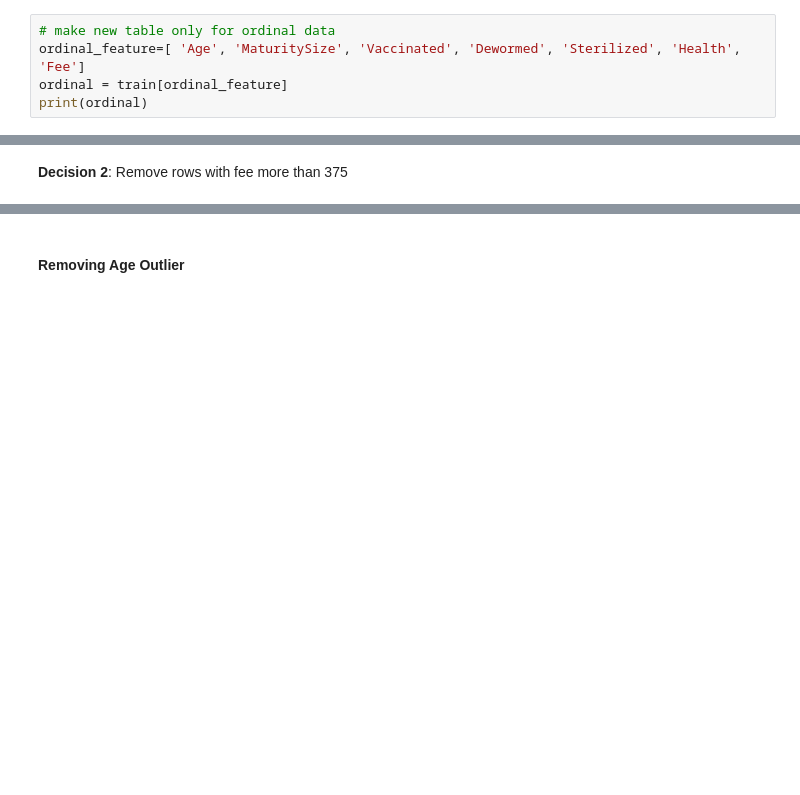
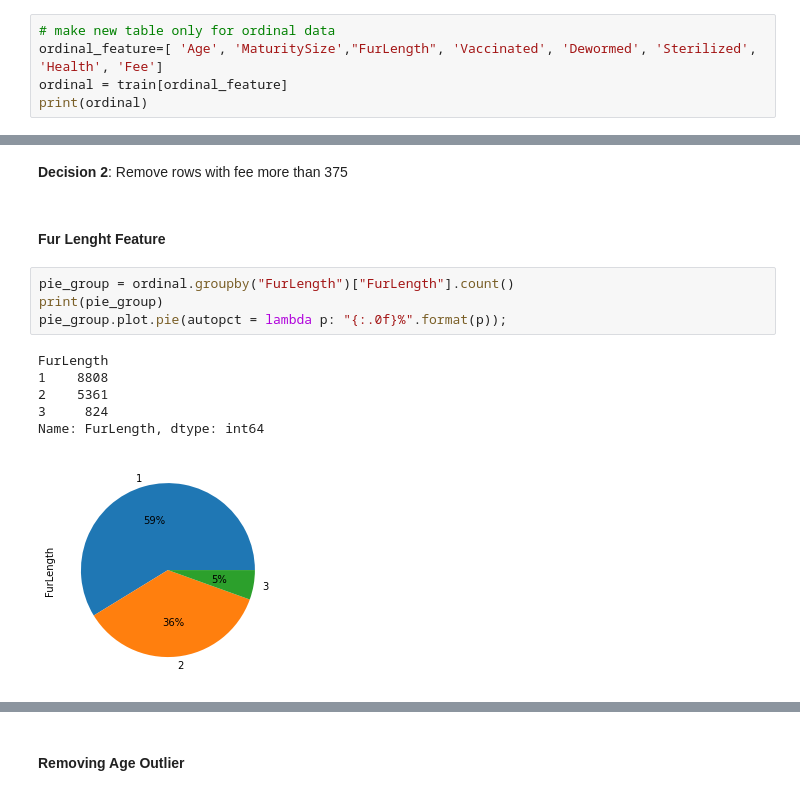
Before and after one commit to naufaldi-fir/adoption-prediction-project, a Jupyter notebook: standard-scaler-naufaldi.ipynb, the cells around one changed output, grey strips where cells are left out. Cells and saved outputs as stored; diff of their text form; blank space fills up the shorter version.

Commit message:
add vaccinated

```diff
--- a/standard-scaler-naufaldi.ipynb
+++ b/standard-scaler-naufaldi.ipynb
@@ -42,7 +42,7 @@ print(train)
 List of ordinal categorical and binary data are Age, MaturitySize, vaccinated, dewormed, sterilized, health, and fee.
 # %%
 # make new table only for ordinal data
-ordinal_feature=[ 'Age', 'MaturitySize', 'Vaccinated', 'Dewormed', 'Sterilized', 'Health', 'Fee']
+ordinal_feature=[ 'Age', 'MaturitySize',"FurLength", 'Vaccinated', 'Dewormed', 'Sterilized', 'Health', 'Fee']
 ordinal = train[ordinal_feature]
 print(ordinal)
 # %% [output]
@@ -118,3 +121,16 @@ print(sum(ordinal_fee["Fee"] > 375))
 148
 # %% [markdown]
 **Decision 2**: Remove rows with fee more than 375
+# %% [markdown]
+#### Fur Lenght Feature
+# %%
+pie_group = ordinal.groupby("FurLength")["FurLength"].count()
+print(pie_group)
+pie_group.plot.pie(autopct = lambda p: "{:.0f}%".format(p));
+# %% [output]
+FurLength
+1    8808
+2    5361
+3     824
+Name: FurLength, dtype: int64
+[figure, added]
```
Also changed, not shown: parts of 10 cells of this notebook.
